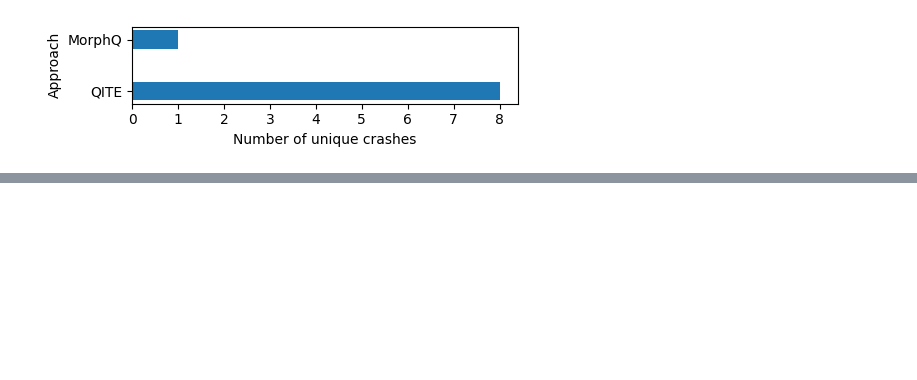
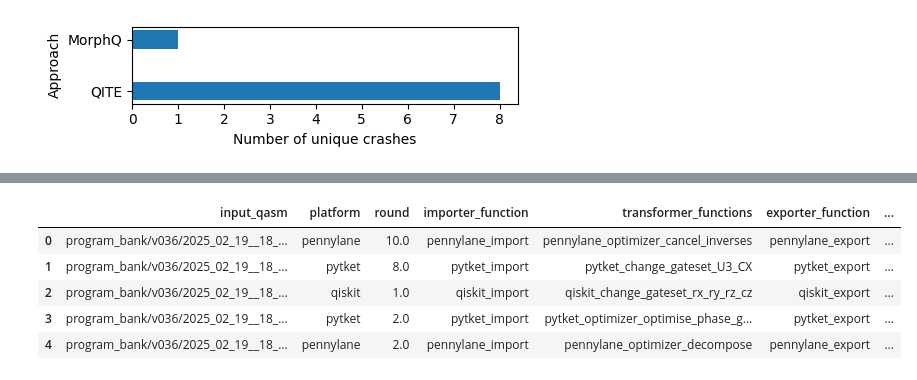
Before and after one commit to sola-st/qite-quantum-platform-testing, a Jupyter notebook: notebooks/023_Coverage.ipynb, the cells around one changed output, grey strips where cells are left out. Cells and saved outputs as stored; diff of their text form; code cells hidden in the pictures; blank space fills up the shorter version.

```diff
--- a/notebooks/023_Coverage.ipynb
+++ b/notebooks/023_Coverage.ipynb
@@ -1079,0 +1144,10 @@ fig_errors.savefig(output_path_errors)
+# %%
+
+all_combined_df.head()
+# %% [output]
+|  | input_qasm | platform | round | importer_function | transformer_functions | exporter_function | ... |
+| 0 | program_bank/v036/2025_02_19__18_... | pennylane | 10.0 | pennylane_import | pennylane_optimizer_cancel_inverses | pennylane_export | ... |
+| 1 | program_bank/v036/2025_02_19__18_... | pytket | 8.0 | pytket_import | pytket_change_gateset_U3_CX | pytket_export | ... |
+| 2 | program_bank/v036/2025_02_19__18_... | qiskit | 1.0 | qiskit_import | qiskit_change_gateset_rx_ry_rz_cz | qiskit_export | ... |
+| 3 | program_bank/v036/2025_02_19__18_... | pytket | 2.0 | pytket_import | pytket_optimizer_optimise_phase_g... | pytket_export | ... |
+| 4 | program_bank/v036/2025_02_19__18_... | pennylane | 2.0 | pennylane_import | pennylane_optimizer_decompose | pennylane_export | ... |
```
Also changed, not shown: parts of 16 cells of this notebook, 6 other files.
